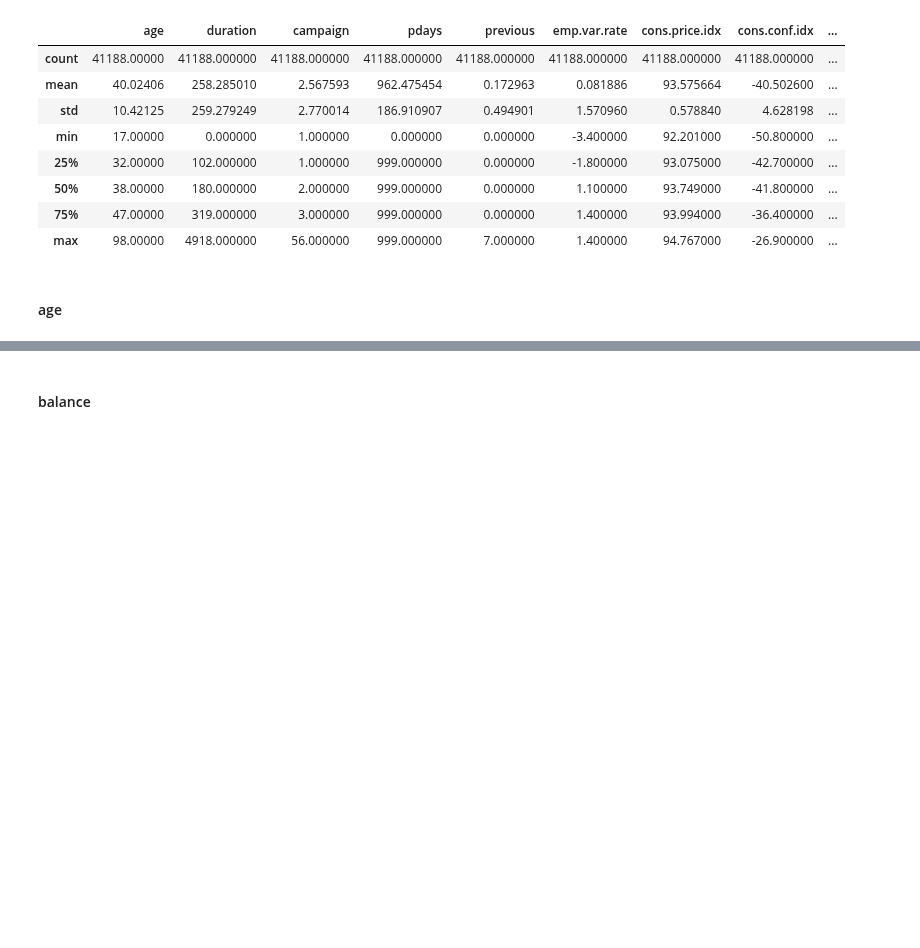
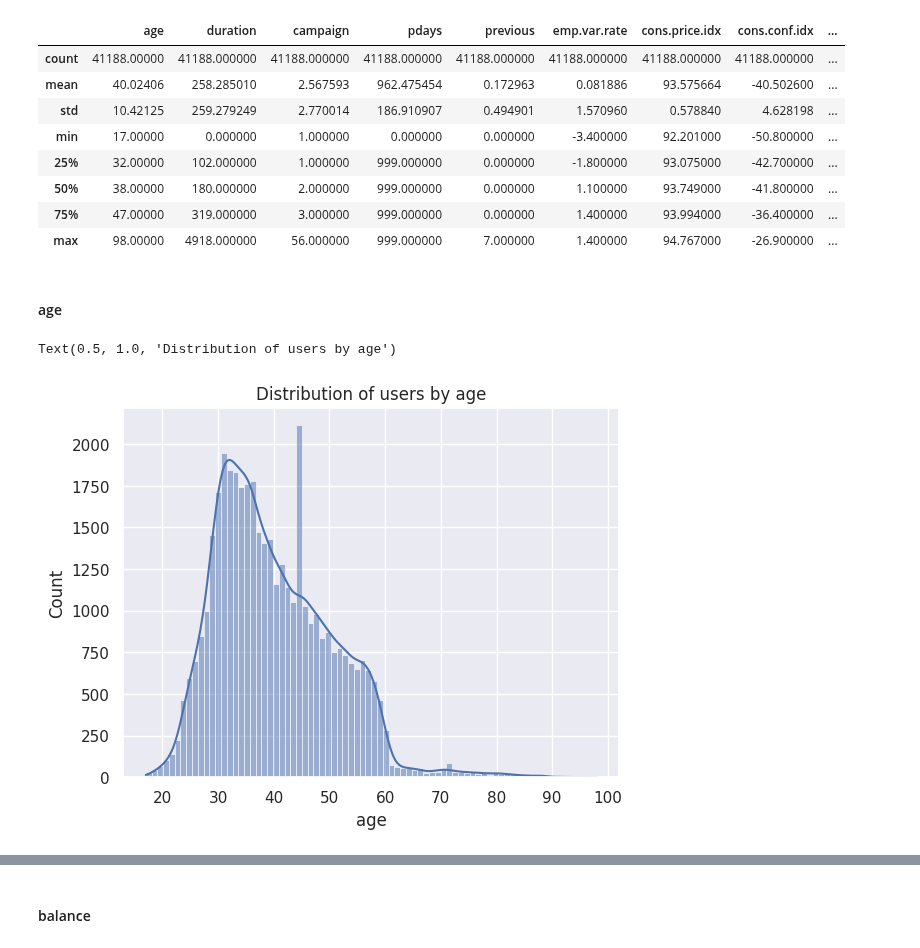
Before and after one commit to dmytrovelychko/rd_ds_python, a Jupyter notebook: cw.ipynb, the cells around one changed output, grey strips where cells are left out. Drawn from its saved outputs; the diff is of its cells as text; code cells hidden in the pictures; blank space fills up the shorter version.

```diff
--- a/cw.ipynb
+++ b/cw.ipynb
@@ -108,3 +110,9 @@ df.describe()
 | max | 98.00000 | 4918.000000 | 56.000000 | 999.000000 | 7.000000 | 1.400000 | 94.767000 | -26.900000 | ... |
 # %% [markdown]
 #### age
+# %%
+sns.histplot(df['age'], bins=len(df['age'].unique()), kde=True)
+plt.title('Distribution of users by age')
+# %% [output]
+Text(0.5, 1.0, 'Distribution of users by age')
+[figure, added]
```
Also changed, not shown: parts of 9 cells of this notebook.
